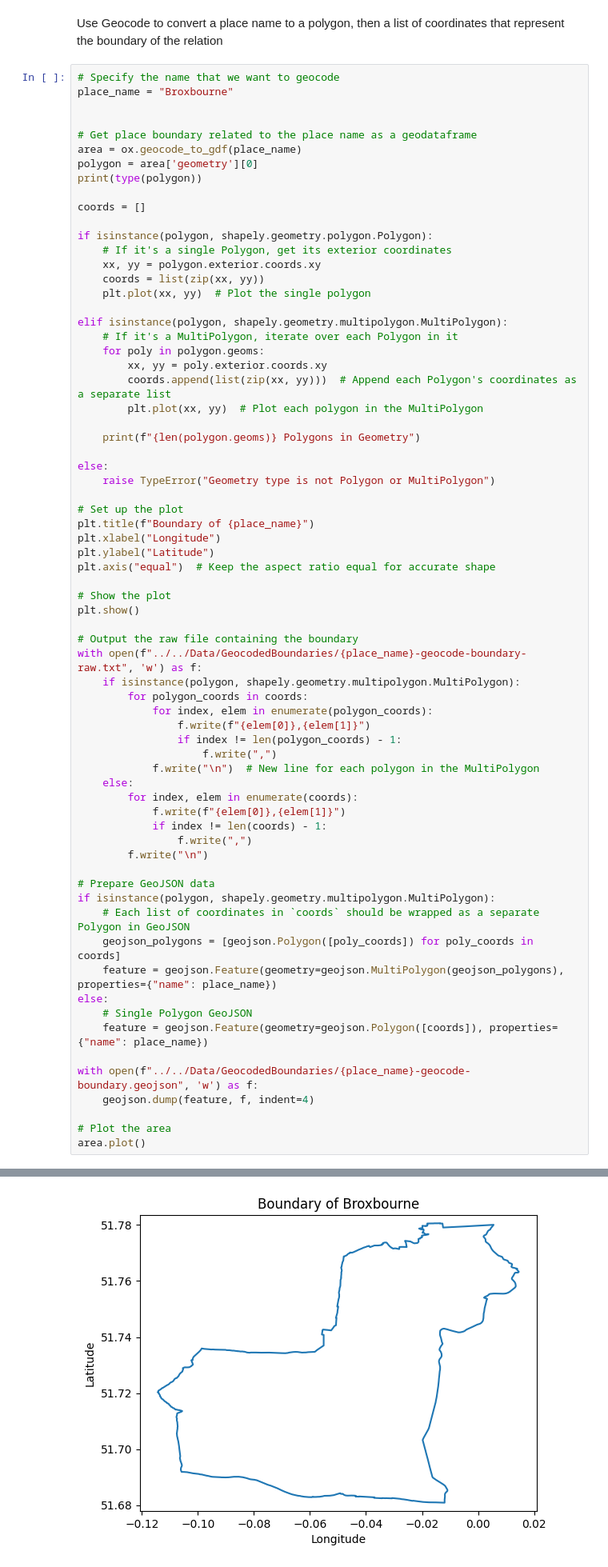
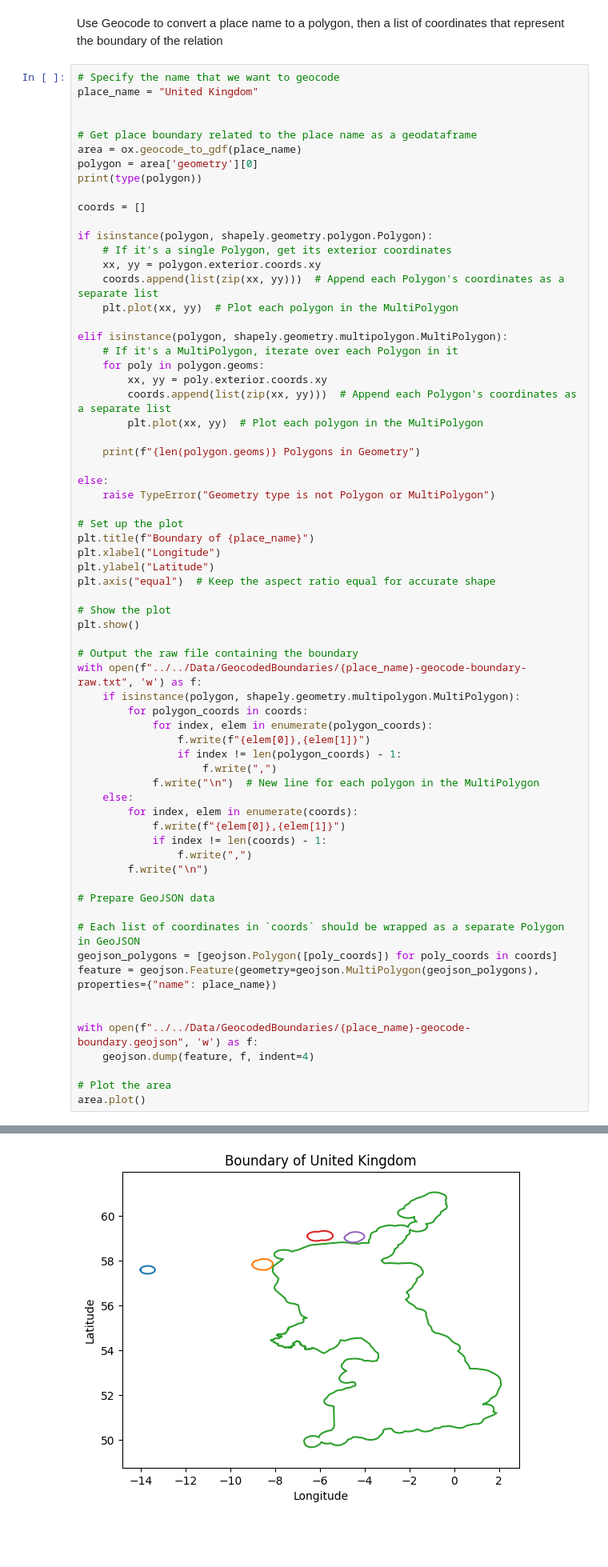
Before and after one commit to FabianBindley/osm-times-of-crisis, a Jupyter notebook: Programs/research_tools/geocode_boundary.ipynb, the cells around one changed output, grey strips where cells are left out. Shown at 80% size. Saved outputs shown, nothing was run; the diff lists cells and outputs as text; blank space fills up the shorter version.

```diff
--- a/Programs/research_tools/geocode_boundary.ipynb
+++ b/Programs/research_tools/geocode_boundary.ipynb
@@ -16,7 +16,7 @@ import shapely
 Use Geocode to convert a place name to a polygon, then a list of coordinates that represent the boundary of the relation
 # %%
 # Specify the name that we want to geocode
-place_name = "Broxbourne"
+place_name = "United Kingdom"
 
 
 # Get place boundary related to the place name as a geodataframe
@@ -29,8 +29,8 @@ coords = []
 if isinstance(polygon, shapely.geometry.polygon.Polygon):
     # If it's a single Polygon, get its exterior coordinates
     xx, yy = polygon.exterior.coords.xy
-    coords = list(zip(xx, yy))
-    plt.plot(xx, yy)  # Plot the single polygon
+    coords.append(list(zip(xx, yy)))  # Append each Polygon's coordinates as a separate list
+    plt.plot(xx, yy)  # Plot each polygon in the MultiPolygon
 
 elif isinstance(polygon, shapely.geometry.multipolygon.MultiPolygon):
     # If it's a MultiPolygon, iterate over each Polygon in it
@@ -70,13 +70,11 @@ with open(f"../../Data/GeocodedBoundaries/{place_name}-geocode-boundary-raw.txt"
         f.write("\n")
 
 # Prepare GeoJSON data
-if isinstance(polygon, shapely.geometry.multipolygon.MultiPolygon):
-    # Each list of coordinates in `coords` should be wrapped as a separate Polygon in GeoJSON
-    geojson_polygons = [geojson.Polygon([poly_coords]) for poly_coords in coords]
-    feature = geojson.Feature(geometry=geojson.MultiPolygon(geojson_polygons), properties={"name": place_name})
-else:
-    # Single Polygon GeoJSON
-    feature = geojson.Feature(geometry=geojson.Polygon([coords]), properties={"name": place_name})
+
+# Each list of coordinates in `coords` should be wrapped as a separate Polygon in GeoJSON
+geojson_polygons = [geojson.Polygon([poly_coords]) for poly_coords in coords]
+feature = geojson.Feature(geometry=geojson.MultiPolygon(geojson_polygons), properties={"name": place_name})
+
 
 with open(f"../../Data/GeocodedBoundaries/{place_name}-geocode-boundary.geojson", 'w') as f:
     geojson.dump(feature, f, indent=4)
@@ -88,2 +87,2 @@ area.plot()
-[figure, old version]
+[figure, new version]
 <Axes: >
```
Also changed, not shown: parts of 1 cell of this notebook, 59 other files.
